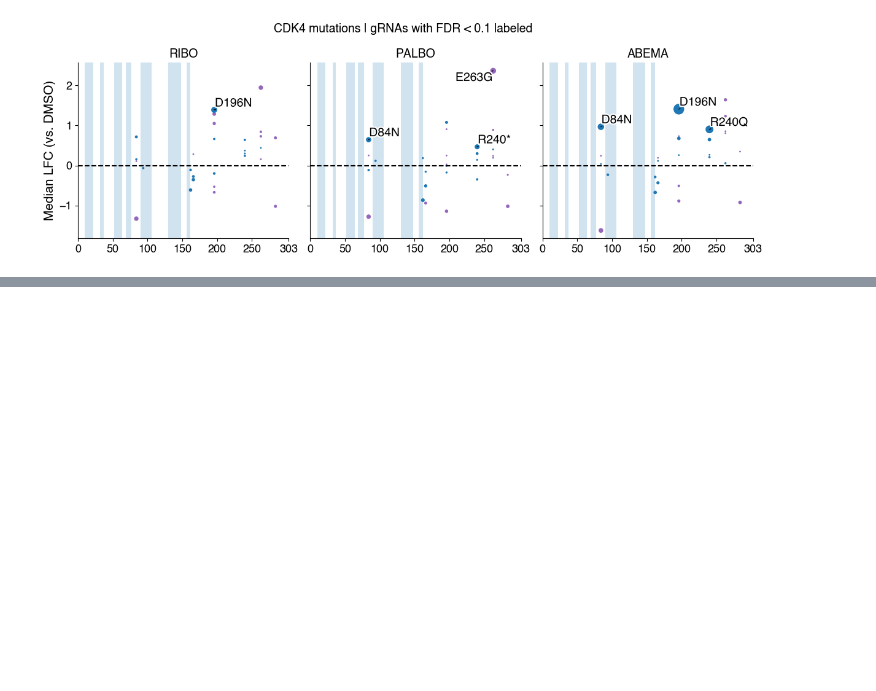
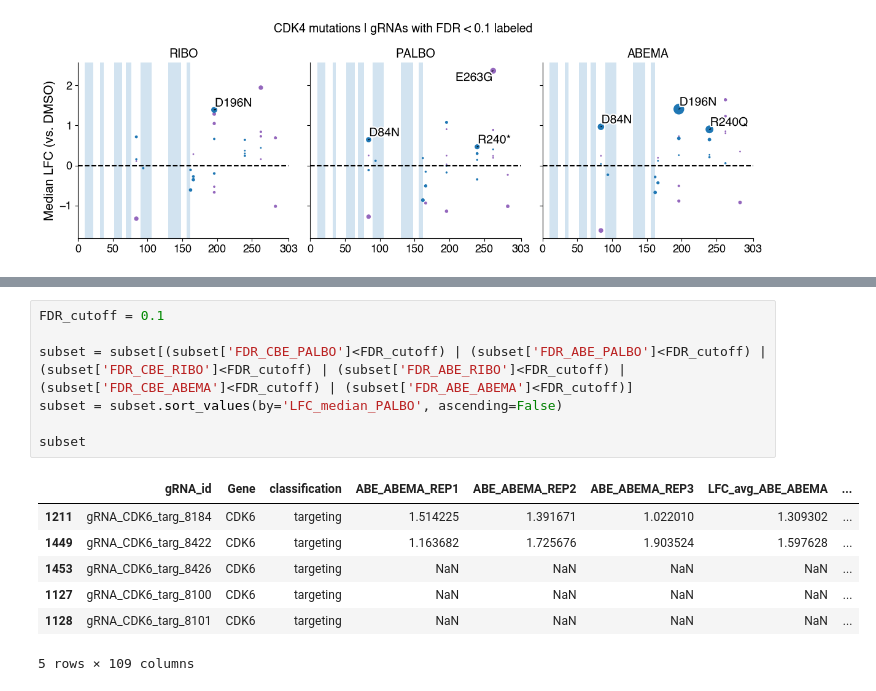
Before and after one commit to samgould2/CDK-BE-mutagenesis, a Jupyter notebook: notebooks/12_clinical_analysis/clinical.ipynb, the cells around one changed output, grey strips where cells are left out. Drawn from its saved outputs; the diff is of its cells as text; blank space fills up the shorter version.

```diff
--- a/notebooks/12_clinical_analysis/clinical.ipynb
+++ b/notebooks/12_clinical_analysis/clinical.ipynb
@@ -226,0 +341,15 @@ fig.tight_layout()
+# %%
+FDR_cutoff = 0.1
+
+subset = subset[(subset['FDR_CBE_PALBO']<FDR_cutoff) | (subset['FDR_ABE_PALBO']<FDR_cutoff) | (subset['FDR_CBE_RIBO']<FDR_cutoff) | (subset['FDR_ABE_RIBO']<FDR_cutoff) | (subset['FDR_CBE_ABEMA']<FDR_cutoff) | (subset['FDR_ABE_ABEMA']<FDR_cutoff)]
+subset = subset.sort_values(by='LFC_median_PALBO', ascending=False)
+
+subset
+# %% [output]
+|  | gRNA_id | Gene | classification | ABE_ABEMA_REP1 | ABE_ABEMA_REP2 | ABE_ABEMA_REP3 | LFC_avg_ABE_ABEMA | ... |
+| 1211 | gRNA_CDK6_targ_8184 | CDK6 | targeting | 1.514225 | 1.391671 | 1.022010 | 1.309302 | ... |
+| 1449 | gRNA_CDK6_targ_8422 | CDK6 | targeting | 1.163682 | 1.725676 | 1.903524 | 1.597628 | ... |
+| 1453 | gRNA_CDK6_targ_8426 | CDK6 | targeting | NaN | NaN | NaN | NaN | ... |
+| 1127 | gRNA_CDK6_targ_8100 | CDK6 | targeting | NaN | NaN | NaN | NaN | ... |
+| 1128 | gRNA_CDK6_targ_8101 | CDK6 | targeting | NaN | NaN | NaN | NaN | ... |
+5 rows × 109 columns
```
Also changed, not shown: parts of 11 cells of this notebook, 3 other files.
